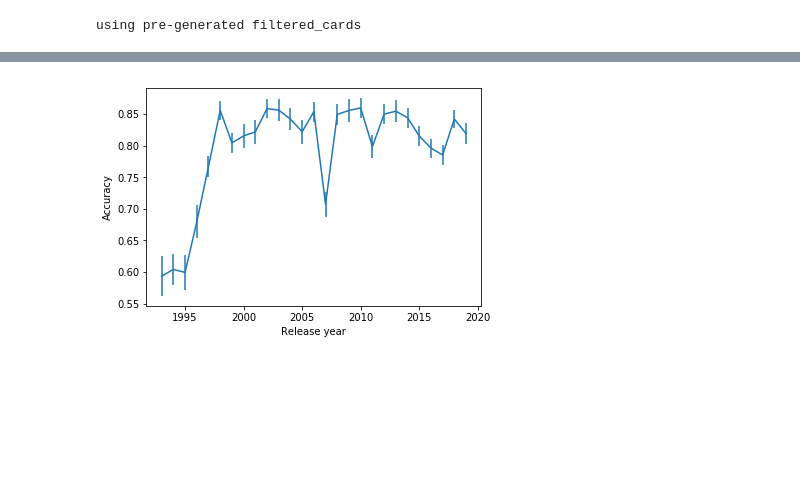
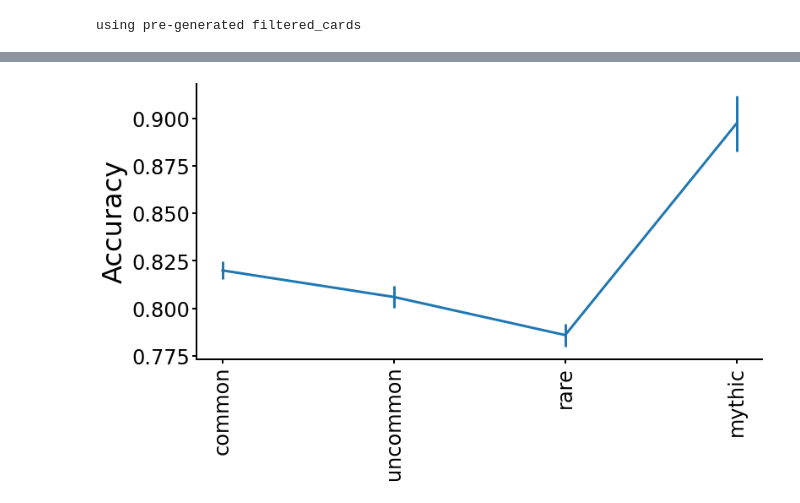
Before and after one commit to basvanopheusden/mtg, a Jupyter notebook: Mtg.ipynb, the cells around one changed output, grey strips where cells are left out. Cells and saved outputs as stored; diff of their text form; code cells hidden in the pictures; blank space fills up the shorter version.

```diff
--- a/Mtg.ipynb
+++ b/Mtg.ipynb
@@ -320,10 +394,7 @@ def plot_accuracy_by_key(f,keys=None,is_numeric=True,sort_by_count=True,xlabel='
     plt.show()
     if return_values:
         return keys,y,yerr,x_by_key
-# %%
-#plot_accuracy_by_key(lambda c:c['rarity'],keys=['common','uncommon','rare','mythic'],is_numeric=False)
-#plot_accuracy_by_key(lambda c:len(get_words_in_oracle_text(c)),sort_by_count=False,xlabel='Number of words in oracle text')
-#plot_accuracy_by_key(lambda c:c['type_line'].split(' — ')[0],is_numeric=False)
-plot_accuracy_by_key(lambda c:int(c['released_at'].split('-')[0]),sort_by_count=False,xlabel='Release year')
-# %% [output]
-[figure, removed]
+# %%
+plot_accuracy_by_key(lambda c:c['rarity'],keys=['common','uncommon','rare','mythic'],is_numeric=False)
+# %% [output]
+[figure, added]
```
Also changed, not shown: parts of 33 cells of this notebook, 1 other file.
